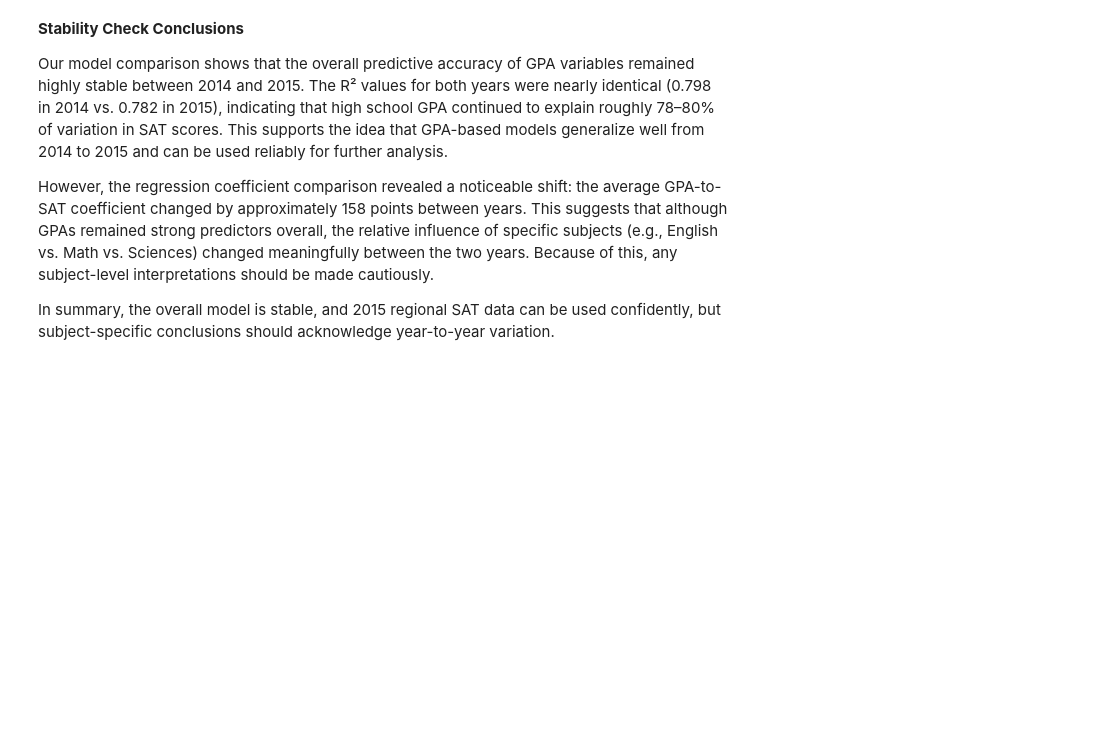
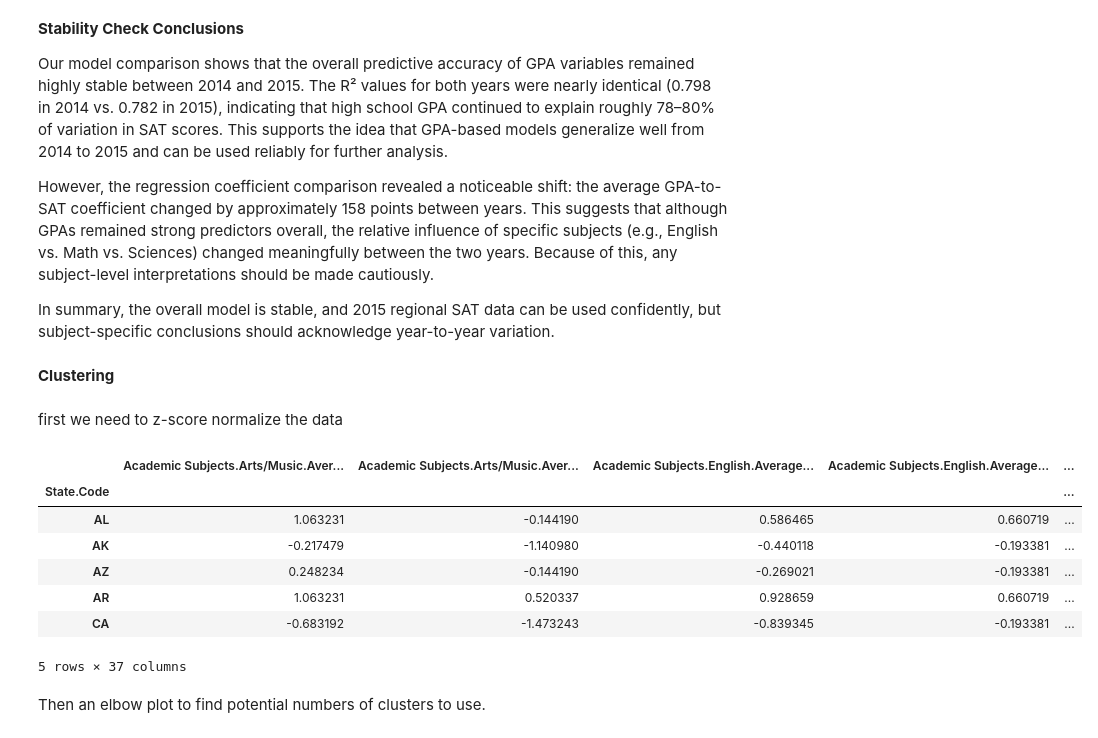
Before and after one commit to Cheyenne232025S/CMDA-3654-Project, a Jupyter notebook: notebooks/Project3.ipynb, the cells around one changed output. Cells and saved outputs as stored; diff of their text form; code cells hidden in the pictures; blank space fills up the shorter version.

```diff
--- a/notebooks/Project3.ipynb
+++ b/notebooks/Project3.ipynb
@@ -299,3 +302,27 @@ Our model comparison shows that the overall predictive accuracy of GPA variables
 However, the regression coefficient comparison revealed a noticeable shift: the average GPA-to-SAT coefficient changed by approximately 158 points between years. This suggests that although GPAs remained strong predictors overall, the relative influence of specific subjects (e.g., English vs. Math vs. Sciences) changed meaningfully between the two years. Because of this, any subject-level interpretations should be made cautiously.
 
 In summary, the overall model is stable, and 2015 regional SAT data can be used confidently, but subject-specific conclusions should acknowledge year-to-year variation.
+# %% [markdown]
+**Clustering**
+# %% [markdown]
+first we need to z-score normalize the data
+# %%
+data = pandas.read_csv('trimmed_data.csv')
+states = data.set_index('State.Code', drop =True)
+quant = states.select_dtypes(include=['number'])
+norm = (quant - quant.mean())/quant.std()
+norm.pop('Unnamed: 0')
+norm.pop('Year')
+
+norm.head()
+# %% [output]
+|  | Academic Subjects.Arts/Music.Aver... | Academic Subjects.Arts/Music.Aver... | Academic Subjects.English.Average... | Academic Subjects.English.Average... | ... |
+| State.Code |  |  |  |  | ... |
+| AL | 1.063231 | -0.144190 | 0.586465 | 0.660719 | ... |
+| AK | -0.217479 | -1.140980 | -0.440118 | -0.193381 | ... |
+| AZ | 0.248234 | -0.144190 | -0.269021 | -0.193381 | ... |
+| AR | 1.063231 | 0.520337 | 0.928659 | 0.660719 | ... |
+| CA | -0.683192 | -1.473243 | -0.839345 | -0.193381 | ... |
+5 rows × 37 columns
+# %% [markdown]
+Then an elbow plot to find potential numbers of clusters to use.
```
Also changed, not shown: parts of 7 cells of this notebook, 1 other file.
